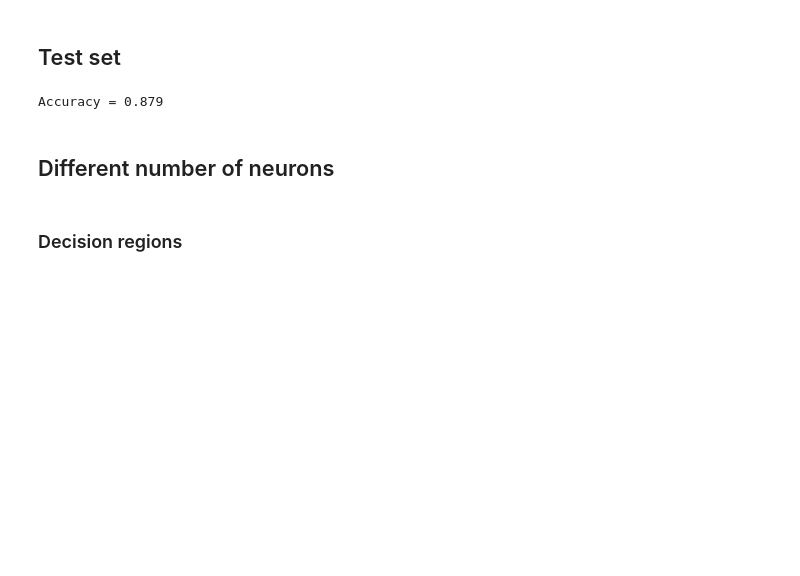
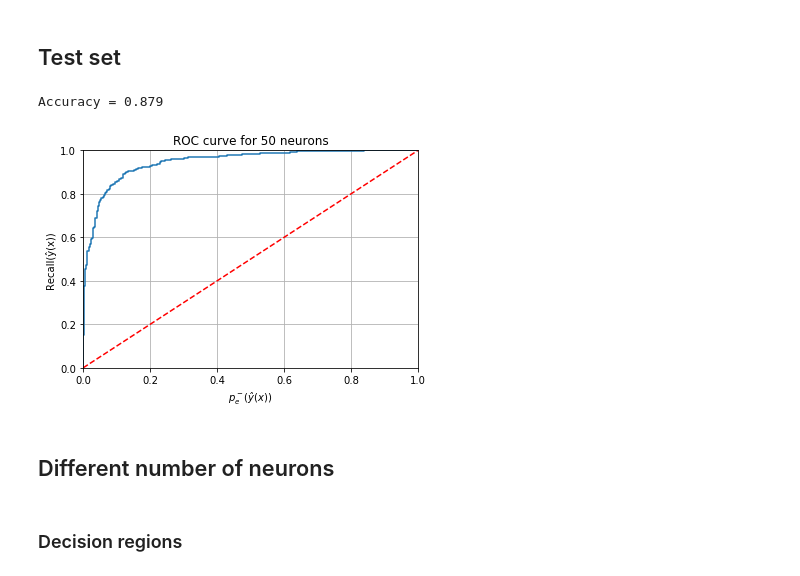
Before and after one commit to ito-rafael/IA006C-MachineLearning, a Jupyter notebook: efc3/notebooks/MLP.ipynb, the cells around one changed output. Drawn from its saved outputs; the diff is of its cells as text; code cells hidden in the pictures; blank space fills up the shorter version.

```diff
--- a/efc3/notebooks/MLP.ipynb
+++ b/efc3/notebooks/MLP.ipynb
@@ -238,6 +241,26 @@ plt.savefig(path + 'decision_region.png', dpi=300)
 print('Accuracy =', mlp.score(Xt, yt))
 # %% [output]
 Accuracy = 0.879
+# %%
+fpr, tpr, thresholds = roc_curve(yt, mlp.predict_proba(Xt)[:,1])
+# plot curves
+lin = np.linspace(0,1,1001)
+plt.plot(fpr, tpr)
+plt.plot(lin, lin, 'r--')
+# labels
+from matplotlib import rc
+plt.xlabel('$p_e^-(ŷ(x))$')
+plt.ylabel('Recall(ŷ(x))')
+# title
+plt.title('ROC curve for 50 neurons')
+# adjust plot
+plt.grid(True)
+plt.autoscale(axis='x', tight=True)
+plt.autoscale(axis='y', tight=True)
+plt.savefig(path + 'ROC_curve.png', dpi=300)
+plt.show()
+# %% [output]
+[figure, added]
 # %% [markdown]
 ## Different number of neurons
 # %%
```
Also changed, not shown: parts of 3 cells of this notebook, 1 other file.
